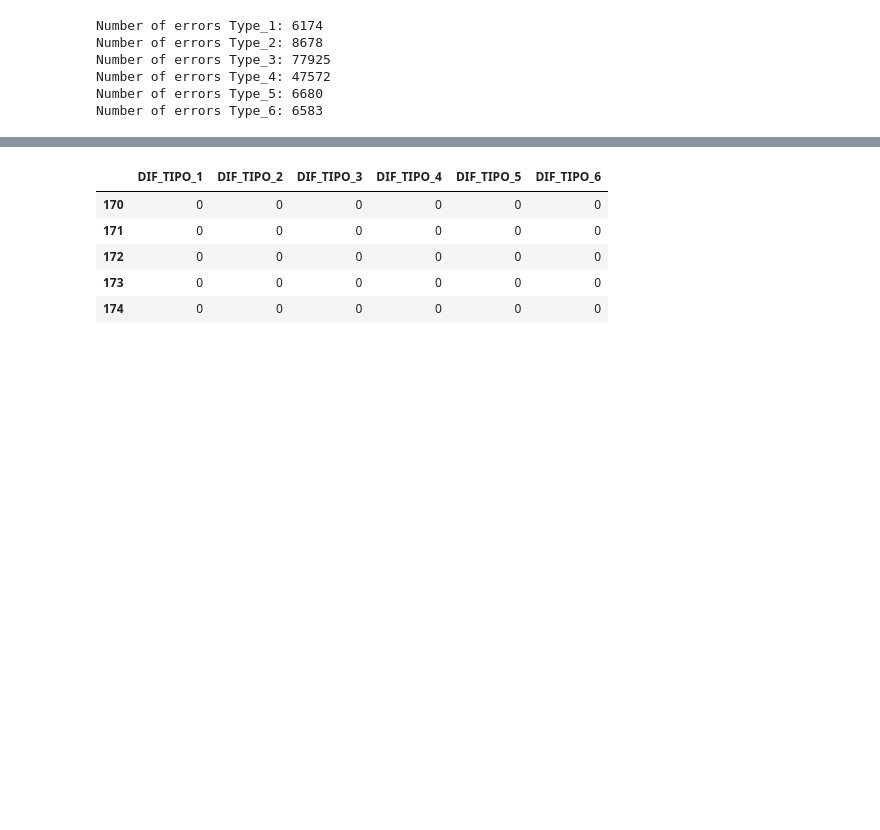
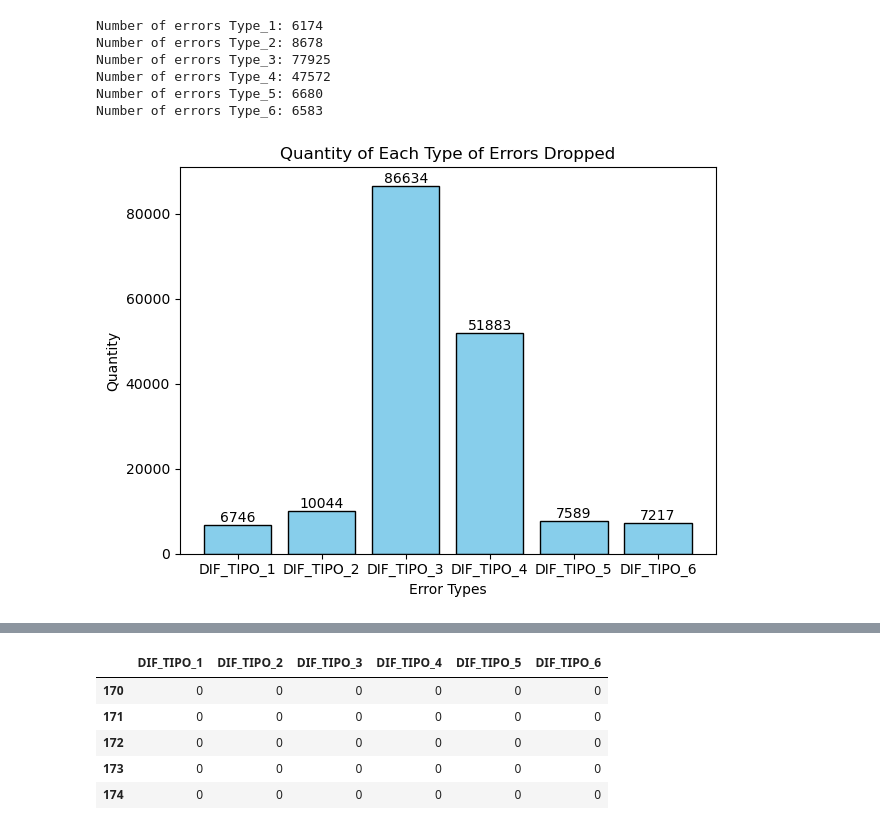
Before and after one commit to MattiaCampanella1993/ML_Fieldwork, a Jupyter notebook: code_fieldwork.ipynb, the cells around one changed output, grey strips where cells are left out. Cells and saved outputs as stored; diff of their text form; code cells hidden in the pictures; blank space fills up the shorter version.

```diff
--- a/code_fieldwork.ipynb
+++ b/code_fieldwork.ipynb
@@ -258,6 +297,29 @@ Number of errors Type_3: 77925
 Number of errors Type_4: 47572
 Number of errors Type_5: 6680
 Number of errors Type_6: 6583
+# %%
+error_counts_drop = {}
+
+for i in range(1, 7):
+    error_type_drop = f'DIF_TIPO_{i}'
+    error_counts_drop[error_type_drop] = merged_df[error_type_drop].value_counts().get(1, 0)
+
+error_types_drop = list(error_counts_drop.keys())
+counts_drop = list(error_counts_drop.values())
+
+plt.bar(error_types_drop, counts_drop, color='skyblue', edgecolor='black')
+
+plt.title("Quantity of Each Type of Errors Dropped")
+plt.xlabel("Error Types")
+plt.ylabel("Quantity")
+
+for i, count_drop in enumerate(counts_drop):
+    plt.text(i, count_drop + 0.05, str(count_drop), ha='center', va='bottom')
+
+plt.tight_layout()
+plt.show()
+# %% [output]
+[figure, added]
 # %%
 X=dropped_df.loc[:, 'SPEED_PROCESS':'FILL_BENDING_NEG']
 X.head()
```
Also changed, not shown: parts of 18 cells of this notebook.
